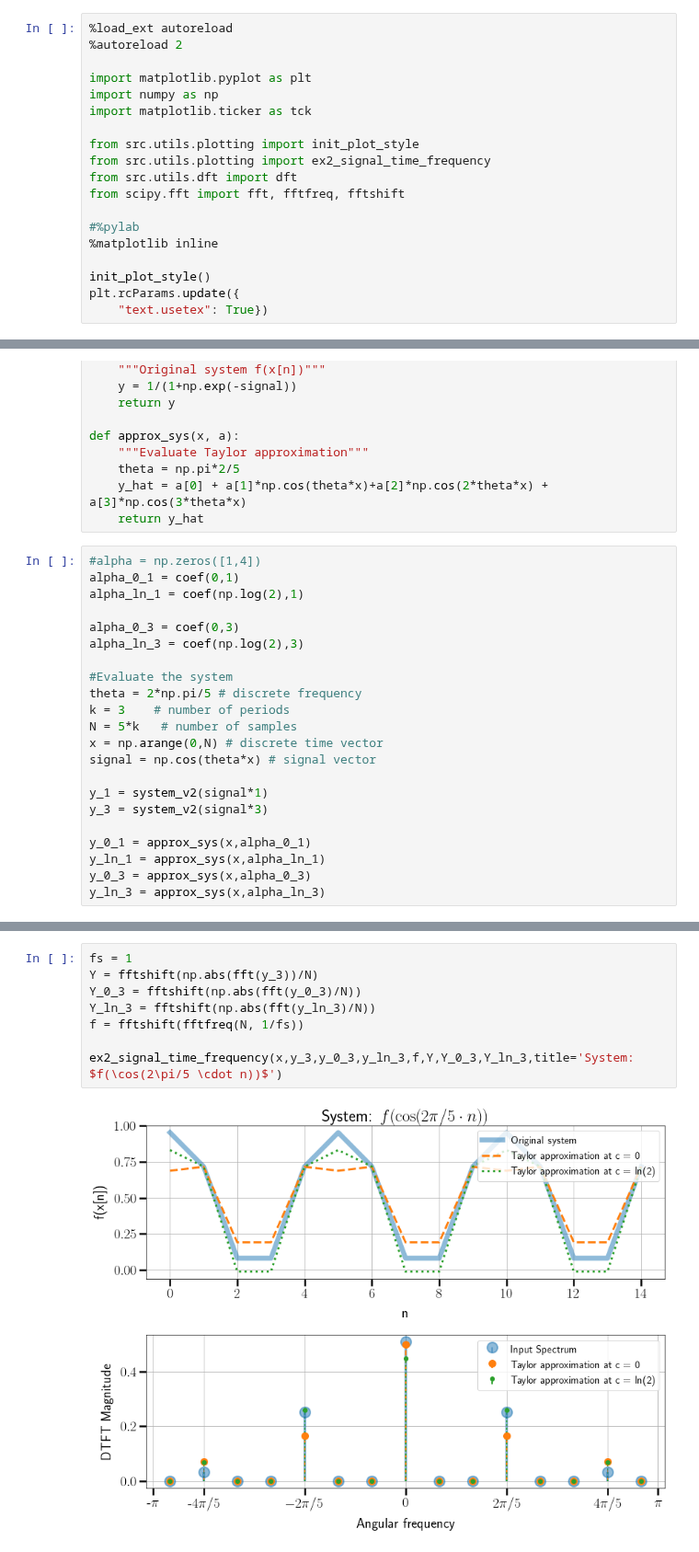
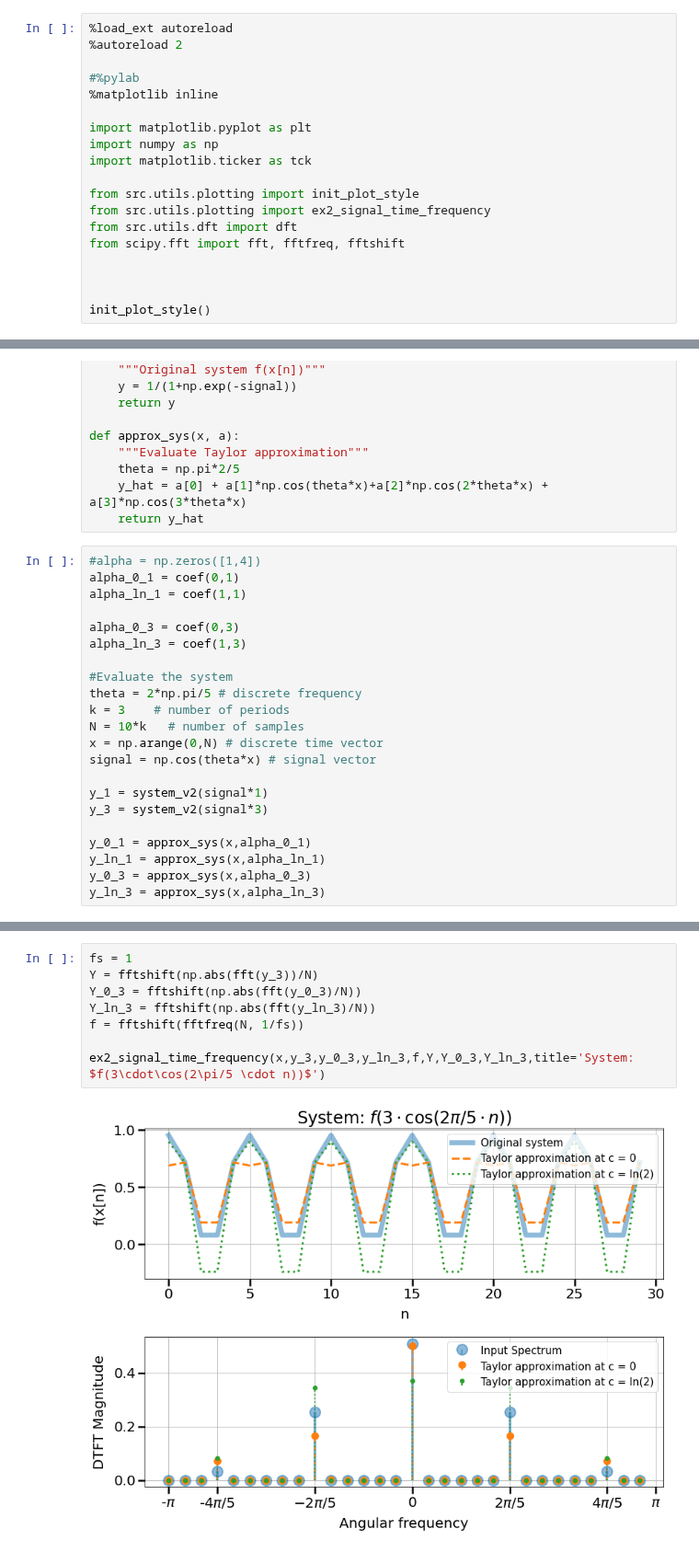
Before and after one commit to FelixSto/NSP_Assignments, a Jupyter notebook: notebooks/assignments/1-2-harmonic-analysis_sophie.ipynb, the cells around one changed output, grey strips where cells are left out. Shown at 92% size. Drawn from its saved outputs; the diff is of its cells as text.

```diff
--- a/notebooks/assignments/1-2-harmonic-analysis_sophie.ipynb
+++ b/notebooks/assignments/1-2-harmonic-analysis_sophie.ipynb
@@ -1,6 +1,9 @@
 # %%
 %load_ext autoreload
 %autoreload 2
+
+#%pylab
+%matplotlib inline
 
 import matplotlib.pyplot as plt
 import numpy as np
@@ -11,9 +14,6 @@ from src.utils.plotting import ex2_signal_time_frequency
 from src.utils.dft import dft
 from scipy.fft import fft, fftfreq, fftshift
 
-#%pylab
-%matplotlib inline
+
 
 init_plot_style()
-plt.rcParams.update({
-    "text.usetex": True})
@@ -60,15 +63,15 @@ def approx_sys(x, a):
 # %%
 #alpha = np.zeros([1,4])
 alpha_0_1 = coef(0,1)
-alpha_ln_1 = coef(np.log(2),1)
+alpha_ln_1 = coef(1,1)
 
 alpha_0_3 = coef(0,3)
-alpha_ln_3 = coef(np.log(2),3)
+alpha_ln_3 = coef(1,3)
 
 #Evaluate the system
 theta = 2*np.pi/5 # discrete frequency
 k = 3    # number of periods
-N = 5*k   # number of samples
+N = 10*k   # number of samples
 x = np.arange(0,N) # discrete time vector
 signal = np.cos(theta*x) # signal vector
 
@@ -144,10 +147,10 @@ ex2_signal_time_frequency(x,y_1,y_0_1,y_ln_1,f,Y,Y_0_1,Y_ln_1,title='System: $f(
 # %%
 fs = 1
 Y = fftshift(np.abs(fft(y_3))/N)
 Y_0_3 = fftshift(np.abs(fft(y_0_3)/N))
 Y_ln_3 = fftshift(np.abs(fft(y_ln_3)/N))
 f = fftshift(fftfreq(N, 1/fs))
 
-ex2_signal_time_frequency(x,y_3,y_0_3,y_ln_3,f,Y,Y_0_3,Y_ln_3,title='System: $f(\cos(2\pi/5 \cdot n))$')
+ex2_signal_time_frequency(x,y_3,y_0_3,y_ln_3,f,Y,Y_0_3,Y_ln_3,title='System: $f(3\cdot\cos(2\pi/5 \cdot n))$')
 # %% [output]
-[figure, old version]
+[figure, new version]
```
Also changed, not shown: parts of 4 cells of this notebook, 1 other file.
